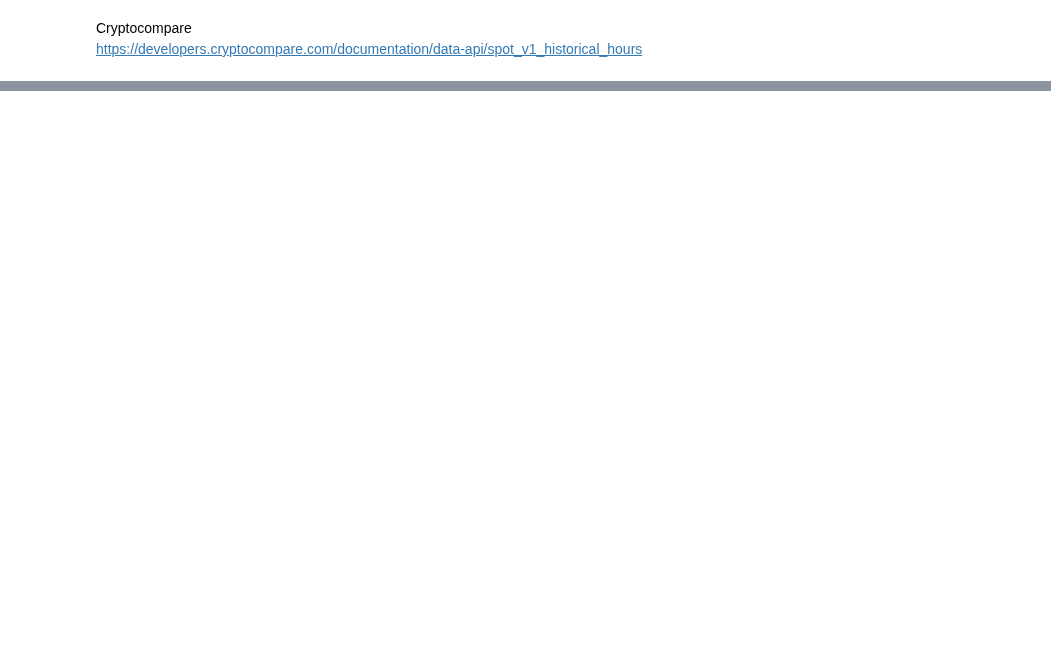
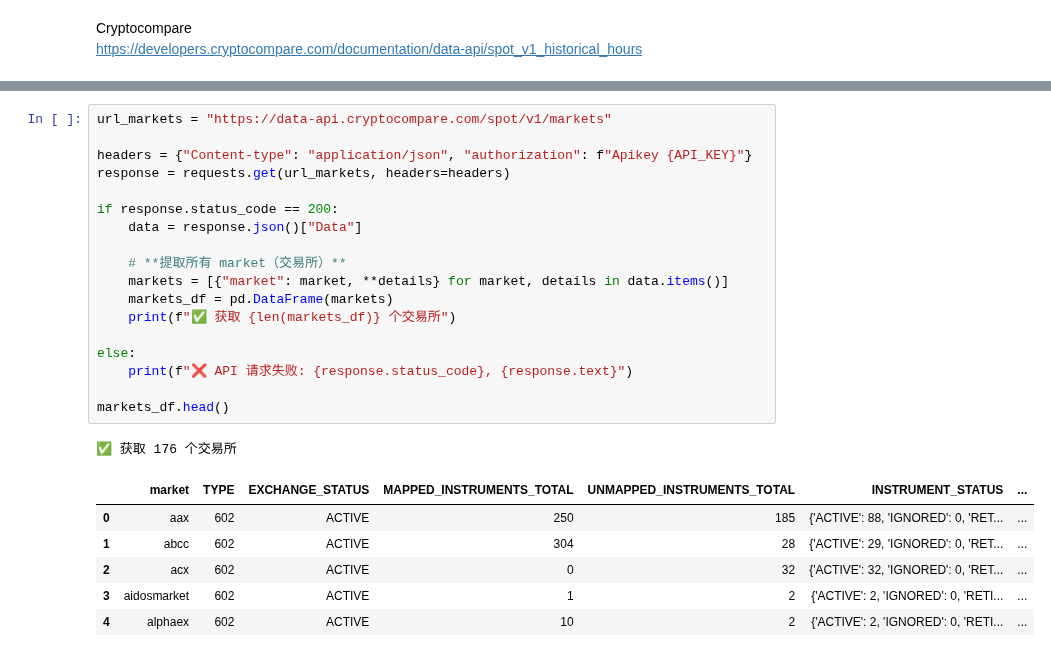
Before and after one commit to Cacidy/Project, a Jupyter notebook: spot_volume/test.ipynb, the cells around one changed output, grey strips where cells are left out. Drawn from its saved outputs; the diff is of its cells as text; blank space fills up the shorter version.

Commit message:
market instrument

```diff
--- a/spot_volume/test.ipynb
+++ b/spot_volume/test.ipynb
@@ -23,0 +12,26 @@ exchanges = ["binance", "okex", "coinbase", "kraken", "bybit"]
+# %%
+url_markets = "https://data-api.cryptocompare.com/spot/v1/markets"
+
+headers = {"Content-type": "application/json", "authorization": f"Apikey {API_KEY}"}
+response = requests.get(url_markets, headers=headers)
+
+if response.status_code == 200:
+    data = response.json()["Data"]
+
+    # **提取所有 market（交易所）**
+    markets = [{"market": market, **details} for market, details in data.items()]
+    markets_df = pd.DataFrame(markets)
+    print(f"✅ 获取 {len(markets_df)} 个交易所")
+
+else:
+    print(f"❌ API 请求失败: {response.status_code}, {response.text}")
+
+markets_df.head()
+# %% [output]
+✅ 获取 176 个交易所
+|  | market | TYPE | EXCHANGE_STATUS | MAPPED_INSTRUMENTS_TOTAL | UNMAPPED_INSTRUMENTS_TOTAL | INSTRUMENT_STATUS | ... |
+| 0 | aax | 602 | ACTIVE | 250 | 185 | {'ACTIVE': 88, 'IGNORED': 0, 'RET... | ... |
+| 1 | abcc | 602 | ACTIVE | 304 | 28 | {'ACTIVE': 29, 'IGNORED': 0, 'RET... | ... |
+| 2 | acx | 602 | ACTIVE | 0 | 32 | {'ACTIVE': 32, 'IGNORED': 0, 'RET... | ... |
+| 3 | aidosmarket | 602 | ACTIVE | 1 | 2 | {'ACTIVE': 2, 'IGNORED': 0, 'RETI... | ... |
+| 4 | alphaex | 602 | ACTIVE | 10 | 2 | {'ACTIVE': 2, 'IGNORED': 0, 'RETI... | ... |
```
Also changed, not shown: parts of 5 cells of this notebook, 3 other files.
